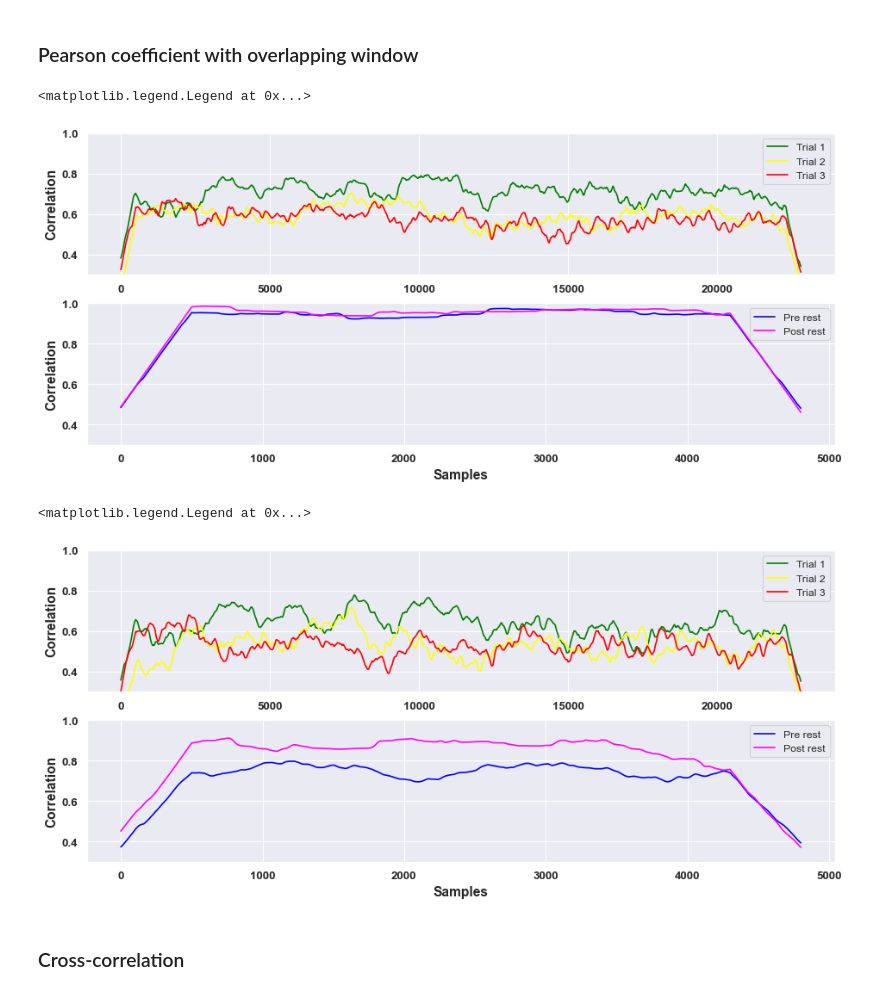
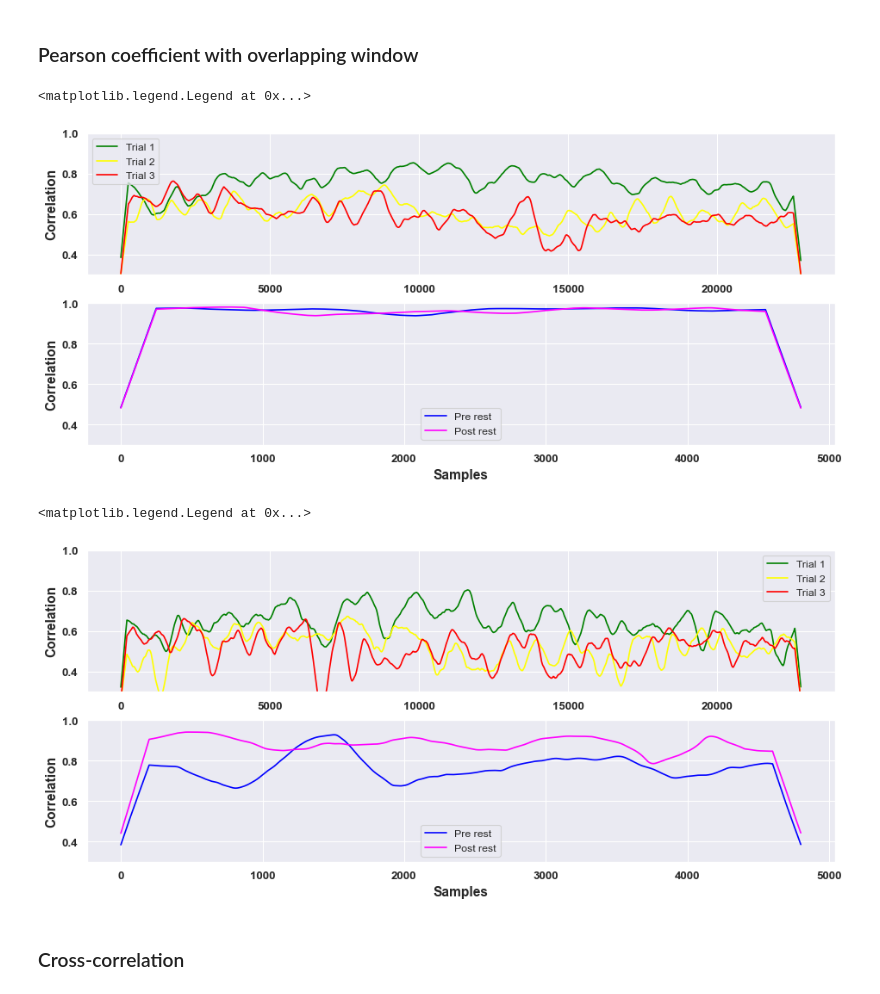
Before and after one commit to luisilva-pro/PhysioOper, a Jupyter notebook: Breath.ipynb, the cells around one changed output. Cells and saved outputs as stored; diff of their text form; code cells hidden in the pictures.

```diff
--- a/Breath.ipynb
+++ b/Breath.ipynb
@@ -146,4 +142,4 @@ z_comp_resp = comp_resp.copy()
 
 for ii in range(0, len(comp_resp)):
     for jj in range(0, 5):
-        z_comp_resp[ii][jj, :] = (comp_resp[ii][jj, :] - np.mean(comp_resp[ii][jj, :])) / np.std(comp_resp[ii][jj, :])
+        z_comp_resp[ii][:, jj] = (comp_resp[ii][:, jj] - np.mean(comp_resp[ii][:, jj])) / np.std(comp_resp[ii][:, jj])
@@ -149,0 +294,11 @@ for ii in range(0, len(comp_resp)):
+# %%
+coe_l = [ii for ii in range(len(moms)) if ii % 2 == 0]
+coe = moms[coe_l]
+coherence_f = []
+coherence_Cxy = []
+
+
+for signal in coe:
+    f, Cxy = si.coherence(z_comp_resp[signal][:, 3], z_comp_resp[signal+1][:, 3], fs=40, nperseg=300)
+    coherence_f.append(f)
+    coherence_Cxy.append(Cxy)
@@ -154,19 +350,13 @@ for ii in range(0, len(comp_resp)):
 # %% [markdown]
 ### Pearson coefficient with overlapping window
 # %%
-def smooth(y, win_size):
-    window = np.ones(win_size) / win_size
-    y_smooth = np.convolve(y, window, mode='same')
-
-    return y_smooth
-
 # Signal itself
 
 cor = []
 center=False
 
 for ii in range(0, len(ds_resp)):
-    s = nk.signal_synchrony(z_ds_resp[ii][0, :], z_ds_resp[ii][1, :], method="correlation", window_size=100)
+    s = nk.signal_synchrony(z_ds_resp[ii][0, :], z_ds_resp[ii][1, :], method="correlation", window_size=40*10)
     cor.append(s)
 # %%
 rest = [ii for ii in range(len(info)) if ii % 5 == 0]
@@ -199,19 +389,20 @@ green = np.mean(green_i, axis=0)
 yellow = np.mean(yellow_i, axis=0)
 red = np.mean(red_i, axis=0)
 
+wind = 500
 plt.figure(figsize=(14, 6), dpi=80)
 plt.subplot(211)
-plt.plot(smooth(green, 1000), color='green')
-plt.plot(smooth(yellow, 1000), color='yellow')
-plt.plot(smooth(red, 1000), color='red')
+plt.plot(smooth(green, wind), color='green')
+plt.plot(smooth(yellow, wind), color='yellow')
+plt.plot(smooth(red, wind), color='red')
 plt.ylim([0.3, 1.0])
 plt.xticks(fontweight='bold', fontsize=12)
 plt.yticks(fontweight='bold', fontsize=12)
 plt.ylabel('Correlation', fontweight='bold', fontsize=14)
 plt.legend(['Trial 1','Trial 2','Trial 3'])
 plt.subplot(212)
-plt.plot(smooth(pre, 1000), color='blue')
-plt.plot(smooth(pos, 1000), color='magenta')
+plt.plot(smooth(pre, wind), color='blue')
+plt.plot(smooth(pos, wind), color='magenta')
 plt.ylim([0.3, 1.0])
 plt.xticks(fontweight='bold', fontsize=12)
 plt.yticks(fontweight='bold', fontsize=12)
@@ -220,7 +411,7 @@ plt.ylabel('Correlation', fontweight='bold', fontsize=14)
 plt.legend(['Pre rest','Post rest'])
 # %% [output]
 <matplotlib.legend.Legend at 0x...>
-[figure, old version]
+[figure, new version]
 # %%
 # Reconstructed signal of the decomposition
 
@@ -228,7 +419,7 @@ cor_d = []
 tasks_d = [ii for ii in range(len(z_comp_resp)) if ii % 2 == 0]
 
 for n in tasks_d:
-    d = nk.signal_synchrony(z_comp_resp[n][:, 3], z_comp_resp[n + 1][:, 3], method="correlation", window_size=100)
+    d = nk.signal_synchrony(z_comp_resp[n][:, 3], z_comp_resp[n + 1][:, 3], method="correlation", window_size=40*10)
     cor_d.append(d)
 # %%
 rest = [ii for ii in range(len(info)) if ii % 5 == 0]
@@ -250,39 +441,40 @@ for n in tasks:
     g = cor_d[n]
     green_i.append(g)
     y = cor_d[n+1]
     yellow_i.append(y)
     r = cor_d[n+2]
     red_i.append(r)
 
 pre = np.mean(pre_i, axis=0)
 pos = np.mean(pos_i, axis=0)
 
 green = np.mean(green_i, axis=0)
 yellow = np.mean(yellow_i, axis=0)
 red = np.mean(red_i, axis=0)
 
+wind = 400
 plt.figure(figsize=(14, 6), dpi=80)
 plt.subplot(211)
-plt.plot(smooth(green, 1000), color='green')
-plt.plot(smooth(yellow, 1000), color='yellow')
-plt.plot(smooth(red, 1000), color='red')
+plt.plot(smooth(green, wind), color='green')
+plt.plot(smooth(yellow, wind), color='yellow')
+plt.plot(smooth(red, wind), color='red')
 plt.ylim([0.3, 1.0])
 plt.xticks(fontweight='bold', fontsize=12)
 plt.yticks(fontweight='bold', fontsize=12)
 plt.ylabel('Correlation', fontweight='bold', fontsize=14)
 plt.legend(['Trial 1','Trial 2','Trial 3'])
 plt.subplot(212)
-plt.plot(smooth(pre, 1000), color='blue')
-plt.plot(smooth(pos, 1000), color='magenta')
+plt.plot(smooth(pre, wind), color='blue')
+plt.plot(smooth(pos, wind), color='magenta')
 plt.ylim([0.3, 1.0])
 plt.xticks(fontweight='bold', fontsize=12)
 plt.yticks(fontweight='bold', fontsize=12)
 plt.xlabel('Samples', fontweight='bold', fontsize=14)
 plt.ylabel('Correlation', fontweight='bold', fontsize=14)
 plt.legend(['Pre rest','Post rest'])
 # %% [output]
 <matplotlib.legend.Legend at 0x...>
-[figure, old version]
+[figure, new version]
 # %% [markdown]
 ### Cross-correlation
 # %%
```
Also changed, not shown: parts of 29 cells of this notebook, 4 other files.
